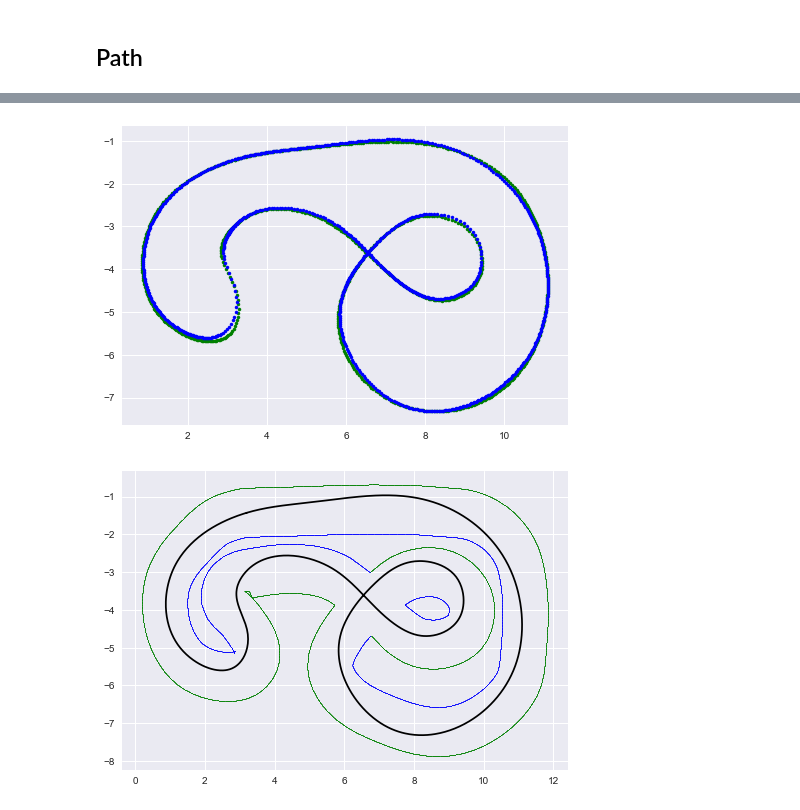
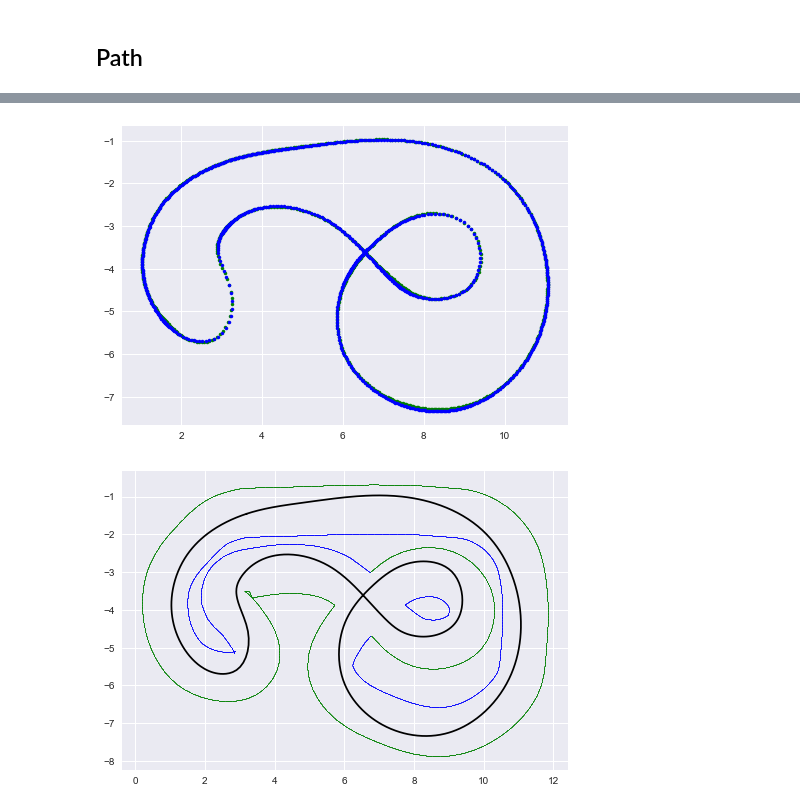
Before and after one commit to danchia/zoomies, a Jupyter notebook: tools/racingpath/import_path.ipynb, the cells around one changed output, grey strips where cells are left out. Saved outputs shown, nothing was run; the diff lists cells and outputs as text; code cells hidden in the pictures.

```diff
--- a/tools/racingpath/import_path.ipynb
+++ b/tools/racingpath/import_path.ipynb
@@ -242,24 +247,24 @@ plt.show()
 # %%
 plt.figure()
 plt.plot(track.pts[0], track.pts[1],'.g')
 
 new_x = []
 new_y = []
 for idx in range(len(track.pts[0])):
   xp, yp = track.pts[0][idx], track.pts[1][idx]
   xstar = x.value[:,idx]
   new_x.append(xp - xstar[0]*math.cos(xstar[4]))
   new_y.append(yp - xstar[0]*math.sin(xstar[4]))
 
-track.racing_line_from_points([new_x, new_y], smooth_factor=0.5)
+track.racing_line_from_points([new_x, new_y], smooth_factor=0.1)
 plt.plot(track.pts[0], track.pts[1],'.b')
 
 plt.show()
 
 track.display()
 # %% [output]
-[figure, old version]
+[figure, new version]
-[figure, old version]
+[figure, new version]
 # %%
 ld, rd = track.boundary_dist(0)
 plt.figure()
```
Also changed, not shown: parts of 5 cells of this notebook.
